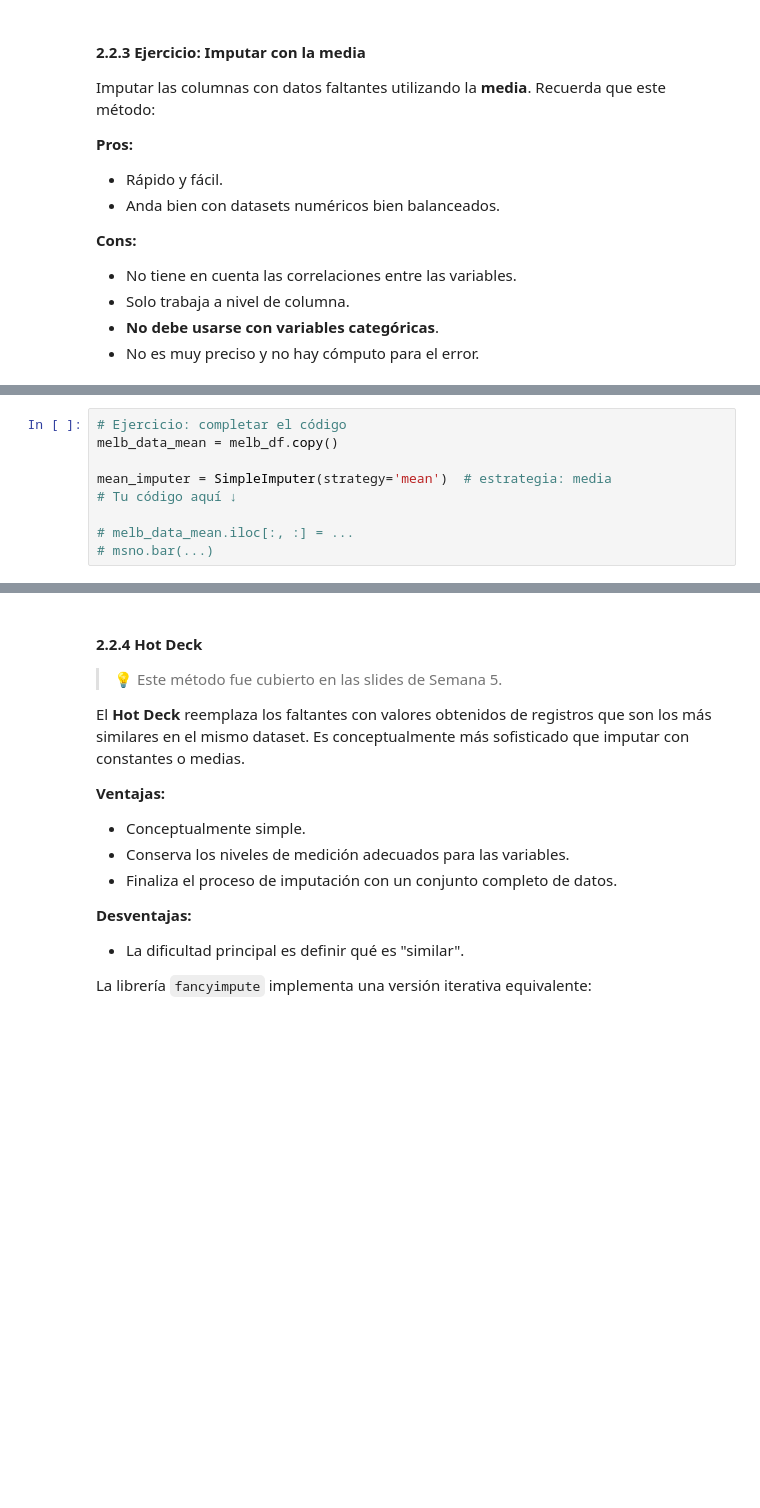
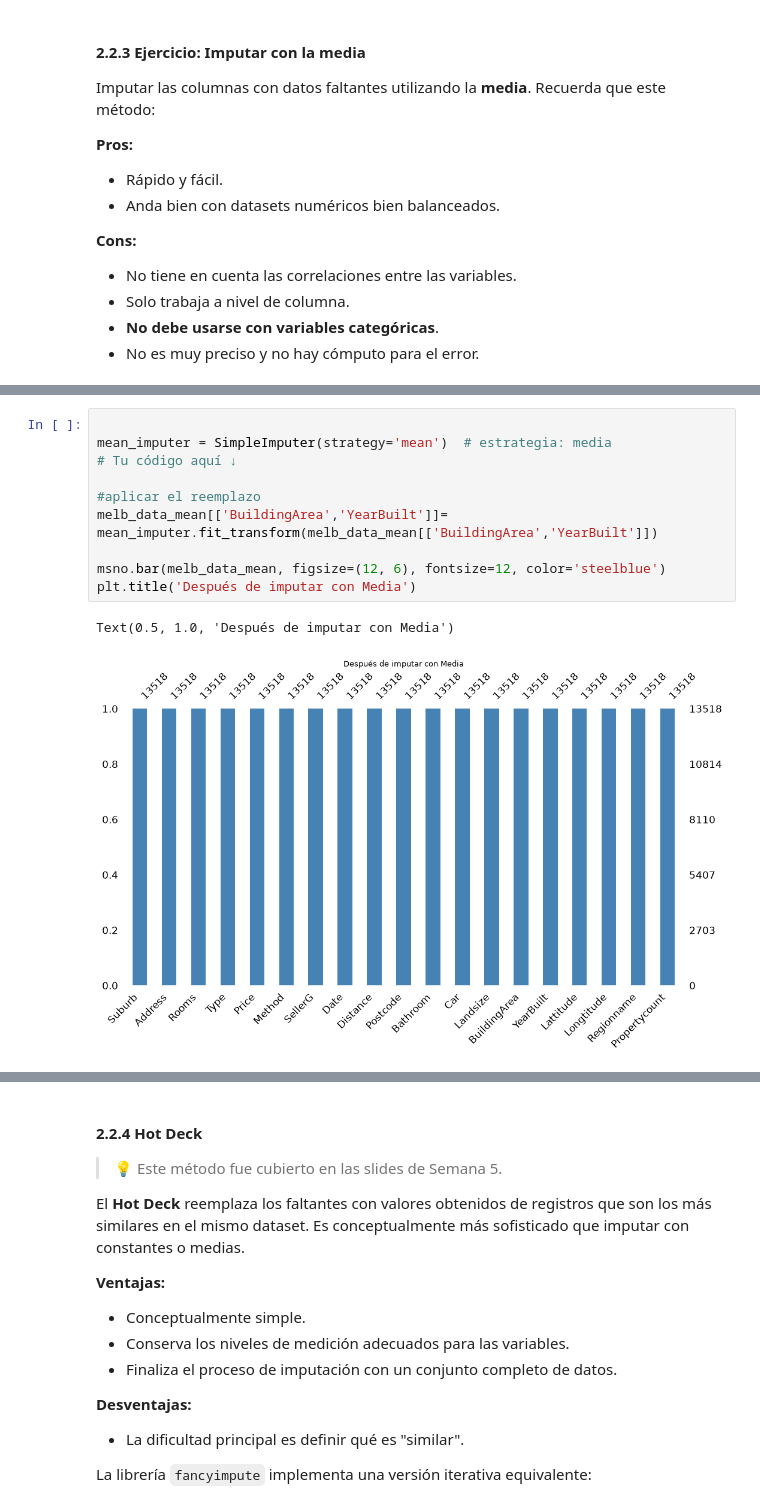
Before and after one commit to MgtDevNet/Introduccion_Mineria_de_Datos, a Jupyter notebook: Clases/Parte_1_preprocesamiento/Clase_9_1_datos_faltantes.ipynb, the cells around one changed output, grey strips where cells are left out. Drawn from its saved outputs; the diff is of its cells as text; blank space fills up the shorter version.

```diff
--- a/Clases/Parte_1_preprocesamiento/Clase_9_1_datos_faltantes.ipynb
+++ b/Clases/Parte_1_preprocesamiento/Clase_9_1_datos_faltantes.ipynb
@@ -869,9 +983,13 @@ Imputar las columnas con datos faltantes utilizando la **media**. Recuerda que e
 # %%
-# Ejercicio: completar el código
-melb_data_mean = melb_df.copy()
 
 mean_imputer = SimpleImputer(strategy='mean')  # estrategia: media
 # Tu código aquí ↓
 
-# melb_data_mean.iloc[:, :] = ...
-# msno.bar(...)
+#aplicar el reemplazo
+melb_data_mean[['BuildingArea','YearBuilt']]= mean_imputer.fit_transform(melb_data_mean[['BuildingArea','YearBuilt']])
+
+msno.bar(melb_data_mean, figsize=(12, 6), fontsize=12, color='steelblue')
+plt.title('Después de imputar con Media')
+# %% [output]
+Text(0.5, 1.0, 'Después de imputar con Media')
+[figure, added]
```
Also changed, not shown: parts of 51 cells of this notebook, 1 other file.
